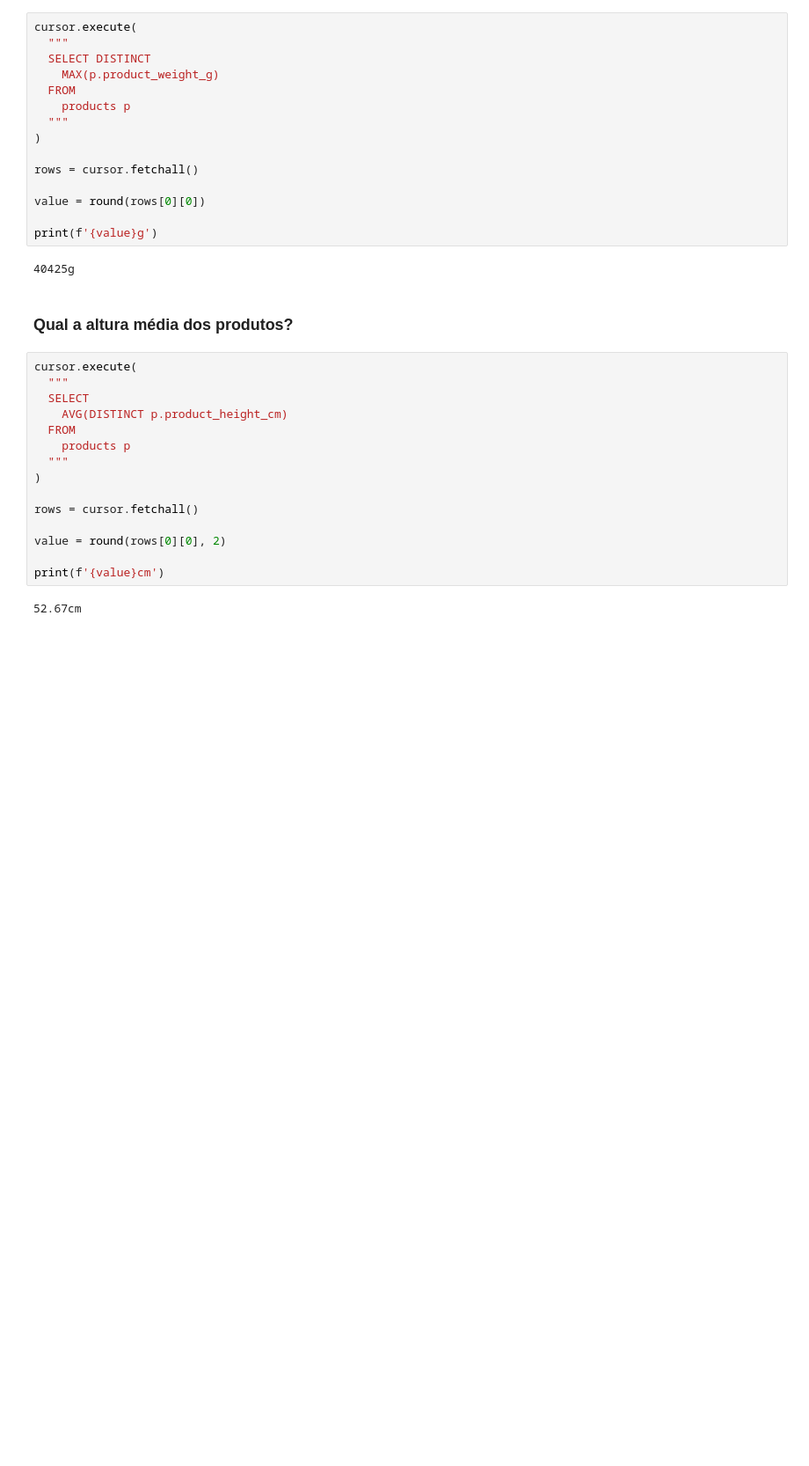
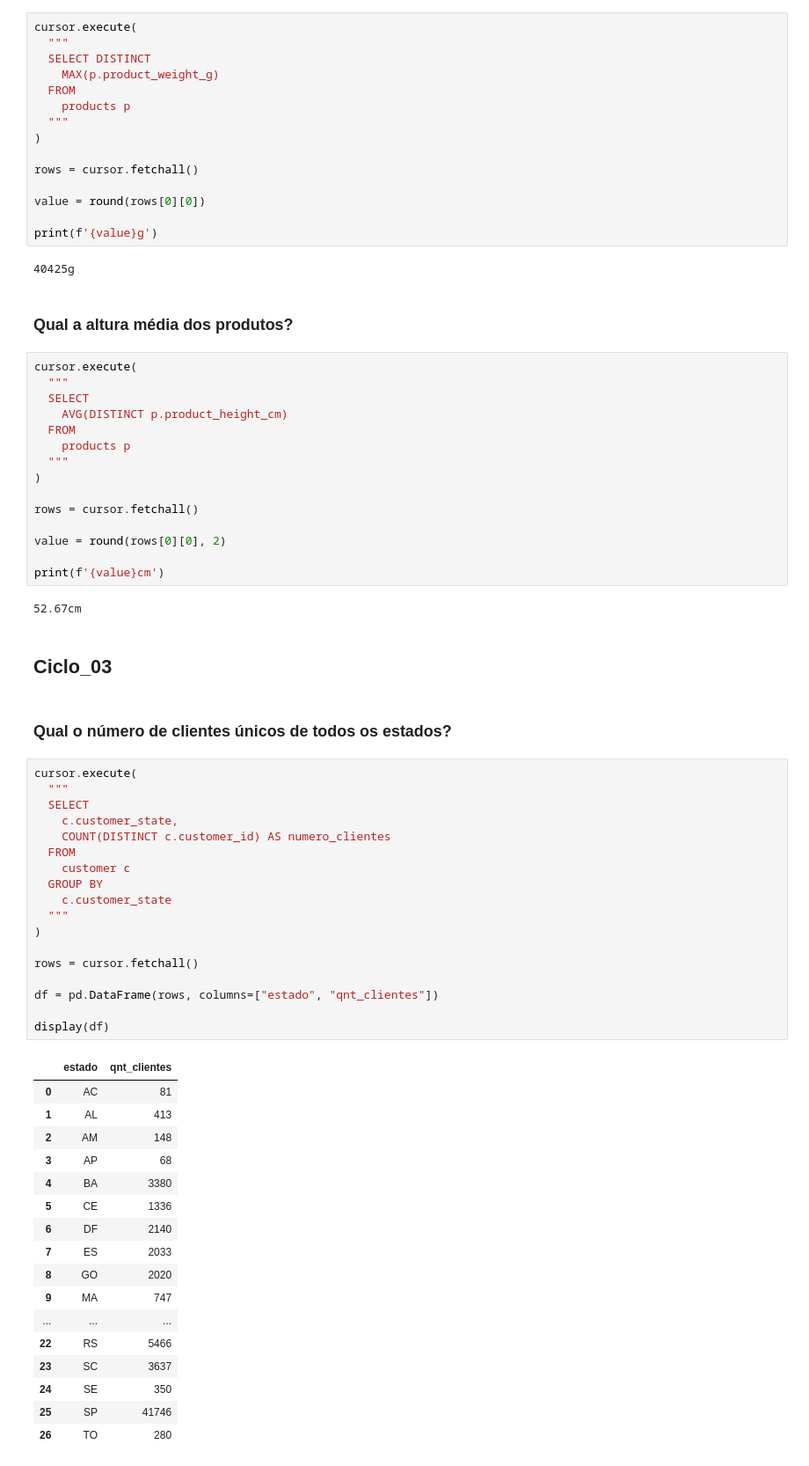
Before and after one commit to C41m/C41m-sql_ecommerce, a Jupyter notebook: sql.ipynb, the cells around one changed output. Shown at 88% size. Drawn from its saved outputs; the diff is of its cells as text; blank space fills up the shorter version.

```diff
--- a/sql.ipynb
+++ b/sql.ipynb
@@ -610,3 +612,43 @@ value = round(rows[0][0], 2)
 print(f'{value}cm')
 # %% [output]
 52.67cm
+# %% [markdown]
+## Ciclo_03
+# %% [markdown]
+### Qual o número de clientes únicos de todos os estados?
+# %%
+cursor.execute(
+  """
+  SELECT
+    c.customer_state,
+    COUNT(DISTINCT c.customer_id) AS numero_clientes
+  FROM
+    customer c
+  GROUP BY
+    c.customer_state
+  """
+)
+
+rows = cursor.fetchall()
+
+df = pd.DataFrame(rows, columns=["estado", "qnt_clientes"])
+
+display(df)
+# %% [output]
+|  | estado | qnt_clientes |
+| 0 | AC | 81 |
+| 1 | AL | 413 |
+| 2 | AM | 148 |
+| 3 | AP | 68 |
+| 4 | BA | 3380 |
+| 5 | CE | 1336 |
+| 6 | DF | 2140 |
+| 7 | ES | 2033 |
+| 8 | GO | 2020 |
+| 9 | MA | 747 |
+| ... | ... | ... |
+| 22 | RS | 5466 |
+| 23 | SC | 3637 |
+| 24 | SE | 350 |
+| 25 | SP | 41746 |
+| 26 | TO | 280 |
```
Also changed, not shown: parts of 14 cells of this notebook, 1 other file.
